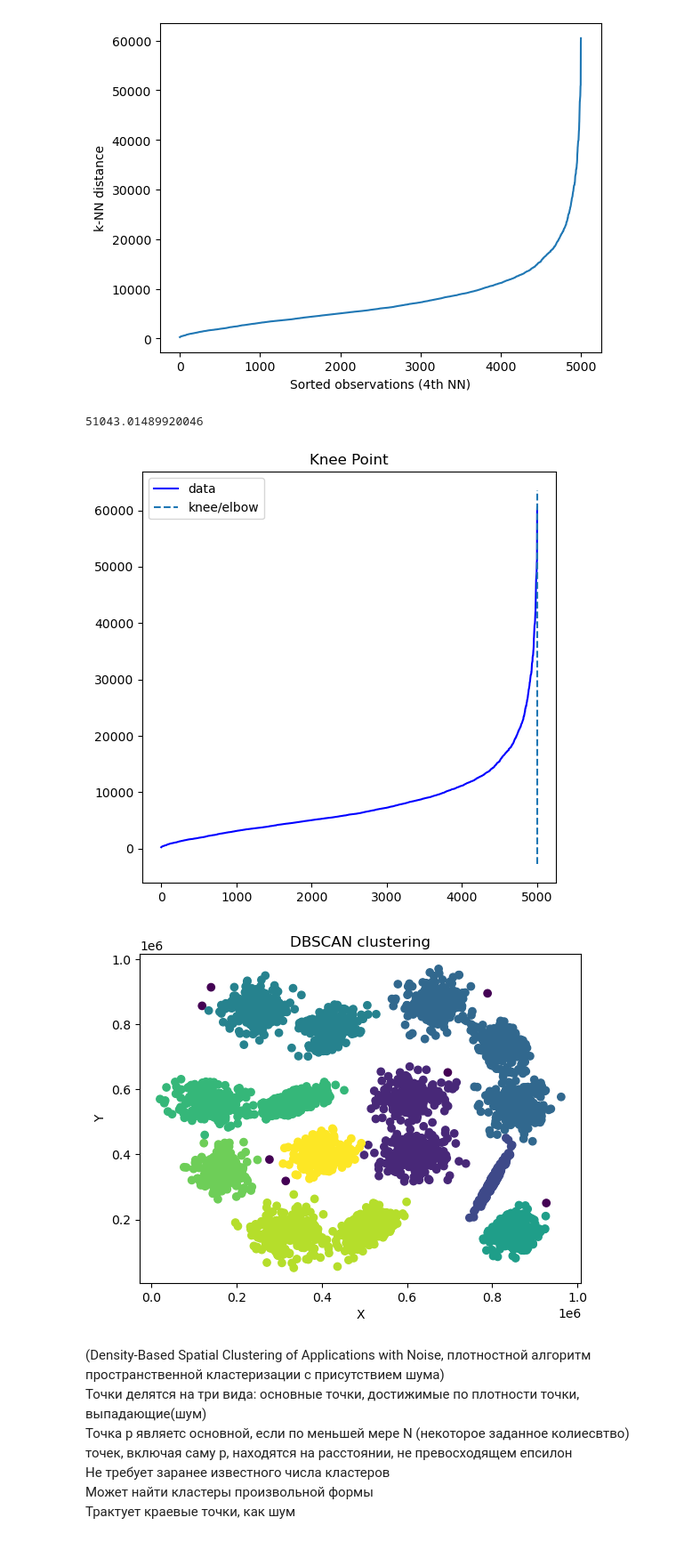
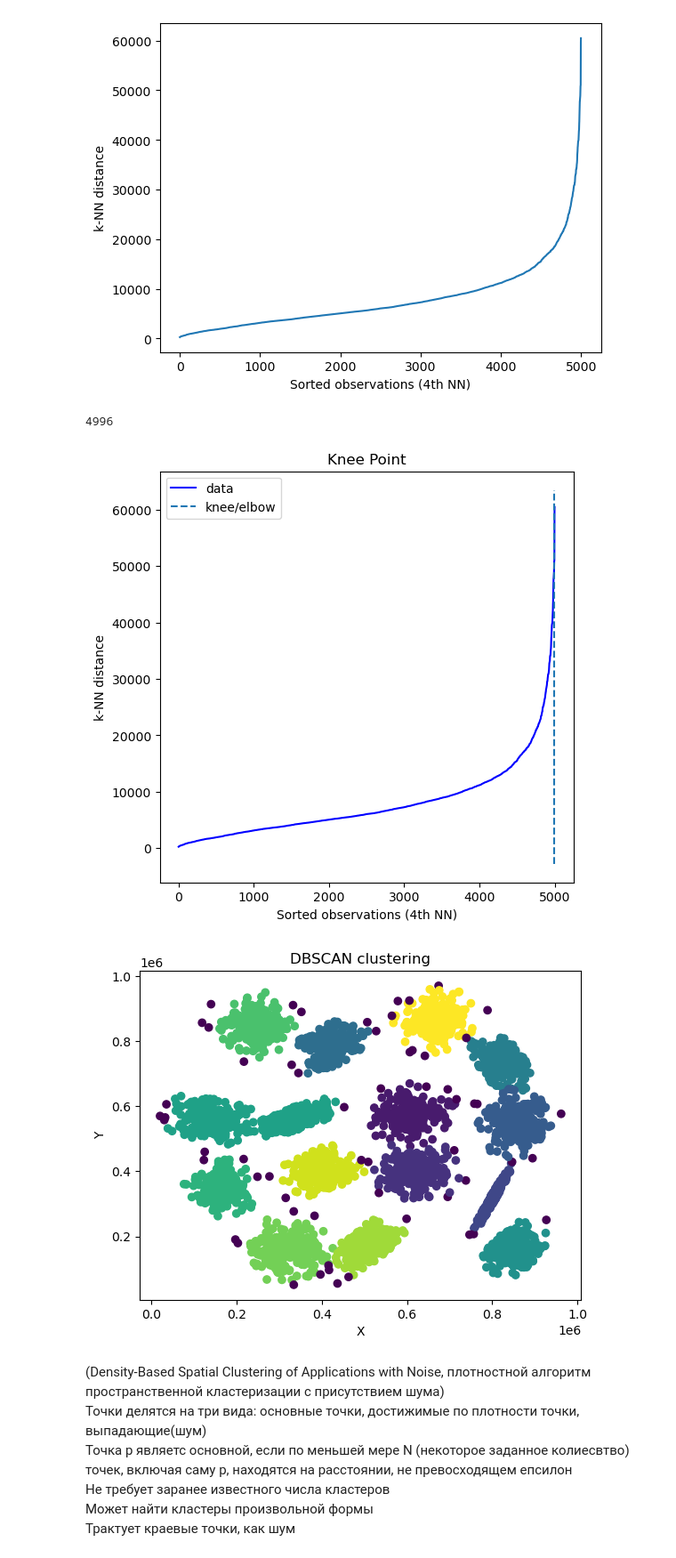
Before and after one commit to ArinaFedotova/APL.lab3, a Jupyter notebook: lab3.ipynb, the cells around one changed output. Shown at 89% size. Saved outputs shown, nothing was run; the diff lists cells and outputs as text; code cells hidden in the pictures.

```diff
--- a/lab3.ipynb
+++ b/lab3.ipynb
@@ -131,12 +130,16 @@ plt.show()
 # %% [output]
 [figure]
 # %%
+
 kneedle = KneeLocator(x = range(1, len(neigh_dist)+1), y = k_dist, S = 1.0, curve = "concave", direction = "increasing", online=True)
-
+# кривая изогнута вниз и возрастает, библиотека будет вычислять "колено" при каждом вызове fit
 # get the estimate of knee point
-print(kneedle.knee_y)
+#колено - "переломная" точка, где изменение скорости роста данных начинает замедляться или увеличиваться.
+print(kneedle.knee)
 kneedle.plot_knee()
+plt.ylabel("k-NN distance")
+plt.xlabel("Sorted observations (4th NN)")
 plt.show()
 # %% [output]
-51043.01489920046
+4996
-[figure, old version]
+[figure, new version]
@@ -143,15 +167,15 @@ plt.show()
 # %%
-dbscan = DBSCAN(eps = 51043, min_samples = 30).fit(s1)
-
+dbscan = DBSCAN(eps = 40043, min_samples = 30).fit(s1)
+# Если в пределах расстояния eps от точки находится 30 или более других точек, тогда эта точка считается "центральной" точкой кластера.
 plt.scatter(x, y, c=dbscan.labels_)
 
 
 plt.title('DBSCAN clustering')
 plt.xlabel('X')
 plt.ylabel('Y')
 plt.show()
 # %% [output]
-[figure, old version]
+[figure, new version]
 # %% [markdown]
 (Density-Based Spatial Clustering of Applications with Noise, плотностной алгоритм пространственной кластеризации с присутствием шума)
 Точки делятся на три вида: основные точки, достижимые по плотности точки, выпадающие(шум)
```
Also changed, not shown: parts of 7 cells of this notebook.
